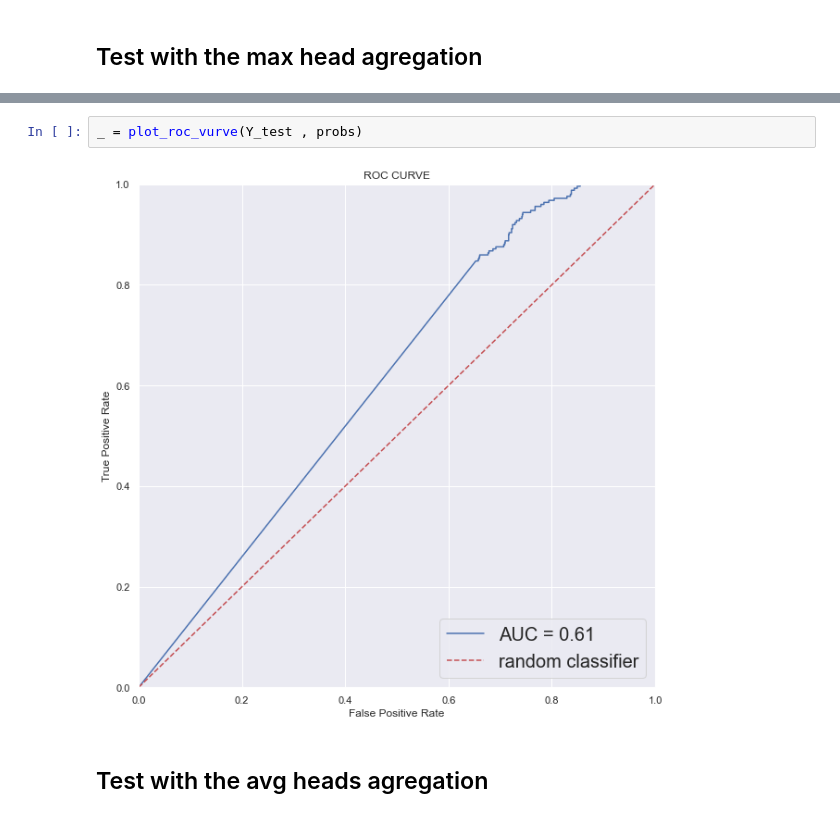
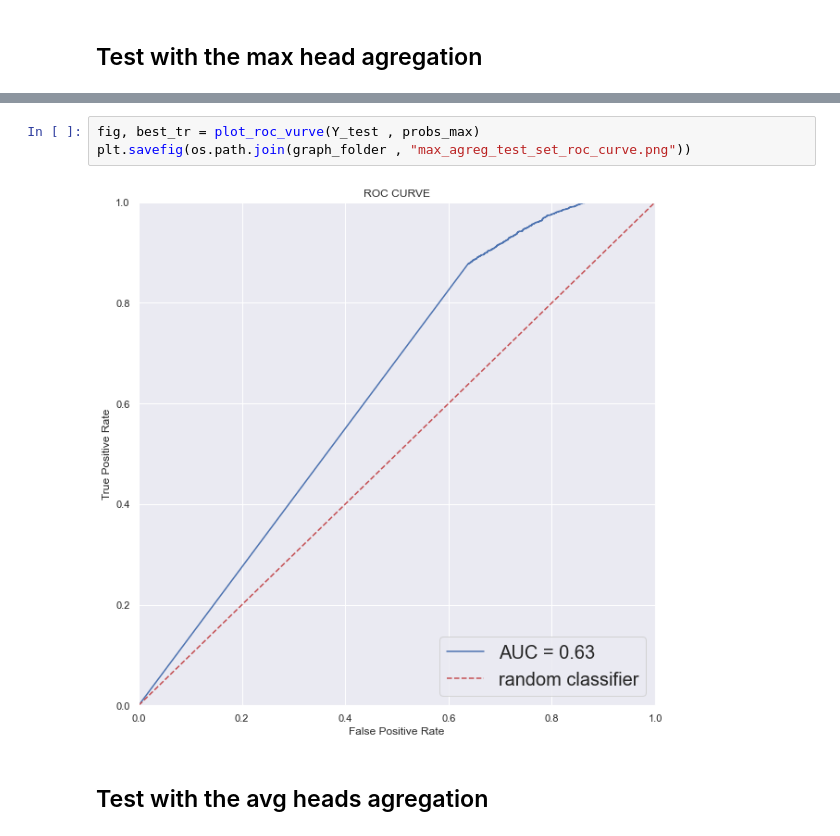
Before and after one commit to lolofo/stage_4_gm, a Jupyter notebook: attention_algorithms/Roc Curve Study.ipynb, the cells around one changed output, grey strips where cells are left out. Drawn from its saved outputs; the diff is of its cells as text.

Commit message:
work on the roc curve

```diff
--- a/attention_algorithms/Roc Curve Study.ipynb
+++ b/attention_algorithms/Roc Curve Study.ipynb
@@ -154,6 +166,7 @@ print(f">> len probs {len(probs)}")
-# %%
-_ = plot_roc_vurve(Y_test , probs)
-# %% [output]
-[figure, removed]
+# %%
+fig, best_tr = plot_roc_vurve(Y_test , probs_max)
+plt.savefig(os.path.join(graph_folder , "max_agreg_test_set_roc_curve.png"))
+# %% [output]
+[figure, added]
 # %% [markdown]
 ## Test with the avg heads agregation
```
Also changed, not shown: parts of 12 cells of this notebook, 1 other file.
